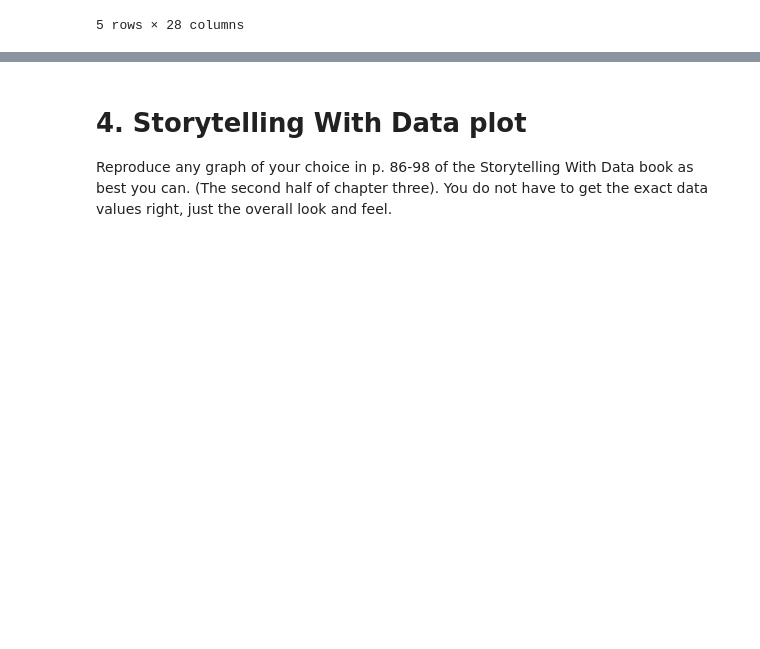
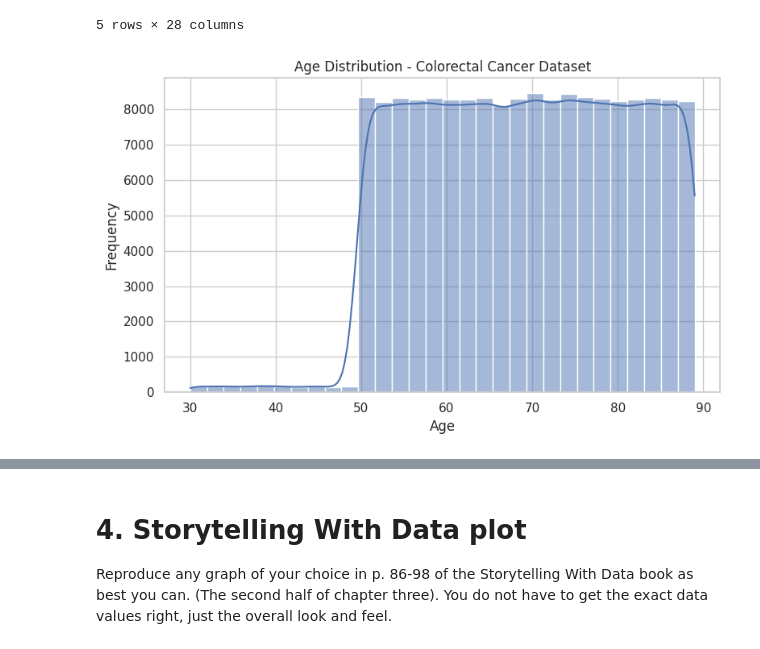
Before and after one commit to anamomds/AI_For_Leaders_II, a Jupyter notebook: OMDS-ModB2-Week6-Nam-Alexander.ipynb, the cells around one changed output, grey strips where cells are left out. Saved outputs shown, nothing was run; the diff lists cells and outputs as text; code cells hidden in the pictures; blank space fills up the shorter version.

```diff
--- a/OMDS-ModB2-Week6-Nam-Alexander.ipynb
+++ b/OMDS-ModB2-Week6-Nam-Alexander.ipynb
@@ -74,3 +85,19 @@ colorectal_cancer.iloc[0:5]
 | 3 | 4 | USA | 83 | M | Regional | 14 | No | No | ... |
 | 4 | 5 | France | 66 | M | Localized | 34 | No | Yes | ... |
 5 rows × 28 columns
+# %%
+import pandas as pd
+import matplotlib.pyplot as plt
+import seaborn as sns
+
+sns.set(style="whitegrid")
+
+plt.figure(figsize=(8, 5))
+sns.histplot(colorectal_cancer["Age"], bins=30, kde=True)
+plt.title("Age Distribution - Colorectal Cancer Dataset")
+plt.xlabel("Age")
+plt.ylabel("Frequency")
+plt.tight_layout()
+plt.show()
+# %% [output]
+[figure, added]
```
Also changed, not shown: parts of 10 cells of this notebook, 2 other files.
